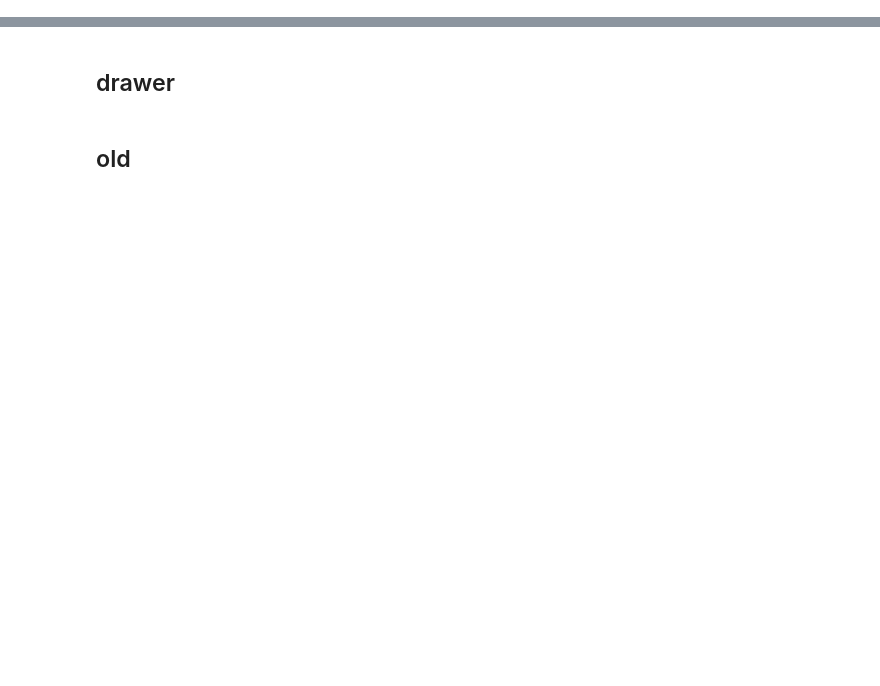
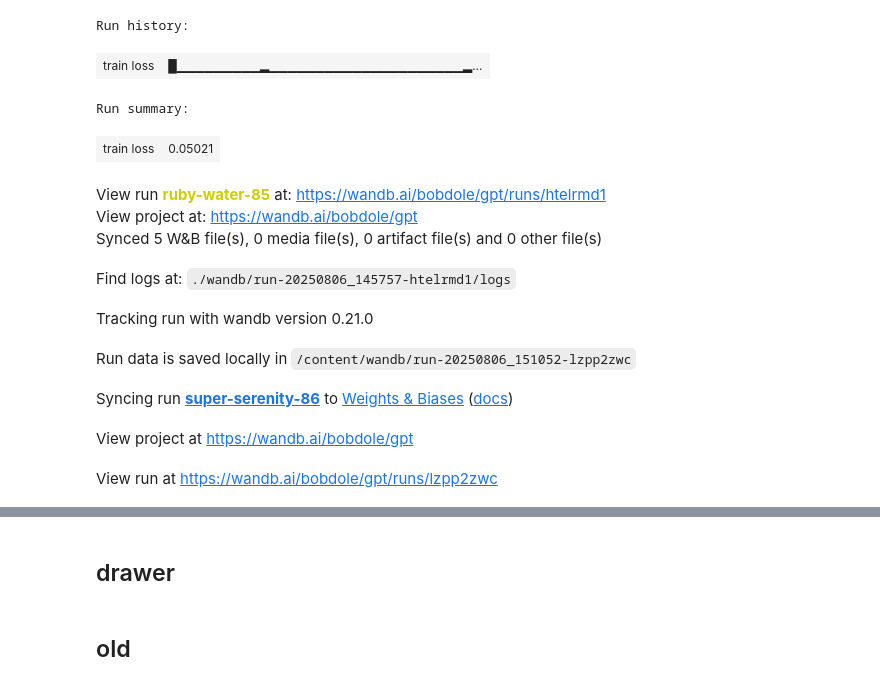
Before and after one commit to eisbetterthanpi/transformer, a Jupyter notebook: gpt_from_scratch.ipynb, the cells around one changed output, grey strips where cells are left out. Cells and saved outputs as stored; diff of their text form; code cells hidden in the pictures; blank space fills up the shorter version.

```diff
--- a/gpt_from_scratch.ipynb
+++ b/gpt_from_scratch.ipynb
@@ -584,4 +820,5 @@ import wandb # https://docs.wandb.ai/quickstart
 wandb.login(key='487a2109e55dce4e13fc70681781de9f50f27be7')
 try: run.finish()
 except NameError: pass
-run = wandb.init(project="bert", config={"model": "res18",}) #
+run = wandb.init(project="gpt", config={"model": "res18",}) #
+# %% [output]
@@ -587,0 +827,13 @@ run = wandb.init(project="bert", config={"model": "res18",}) #
+Run history:
+| train loss | █▁▁▁▁▁▁▁▁▁▂▁▁▁▁▁▁▁▁▁▁▁▁▁▁▁▁▁▁▁▁▁▂... |
+Run summary:
+| train loss | 0.05021 |
+View run ruby-water-85 at: https://wandb.ai/bobdole/gpt/runs/htelrmd1
+View project at: https://wandb.ai/bobdole/gpt
+Synced 5 W&B file(s), 0 media file(s), 0 artifact file(s) and 0 other file(s)
+Find logs at: ./wandb/run-20250806_145757-htelrmd1/logs
+Tracking run with wandb version 0.21.0
+Run data is saved locally in /content/wandb/run-20250806_151052-lzpp2zwc
+Syncing run super-serenity-86 to Weights & Biases (docs)
+View project at https://wandb.ai/bobdole/gpt
+View run at https://wandb.ai/bobdole/gpt/runs/lzpp2zwc
```
Also changed, not shown: parts of 17 cells of this notebook.
